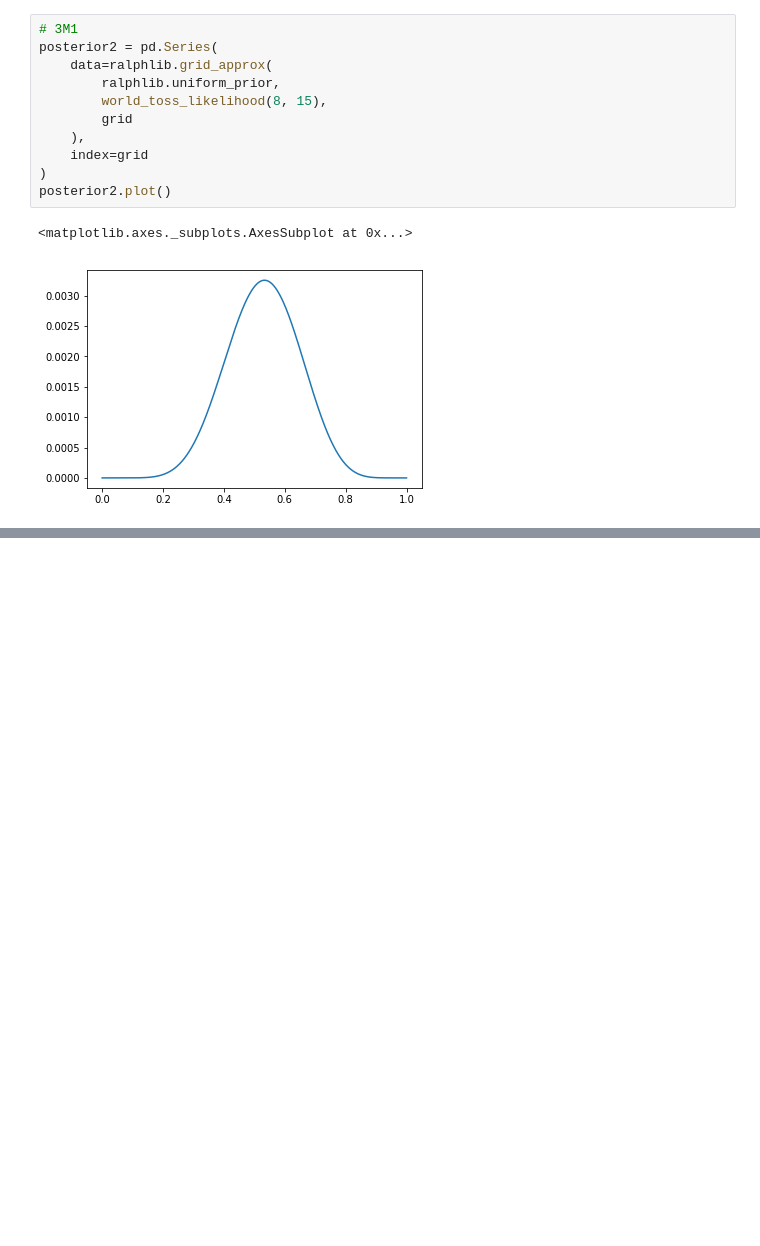
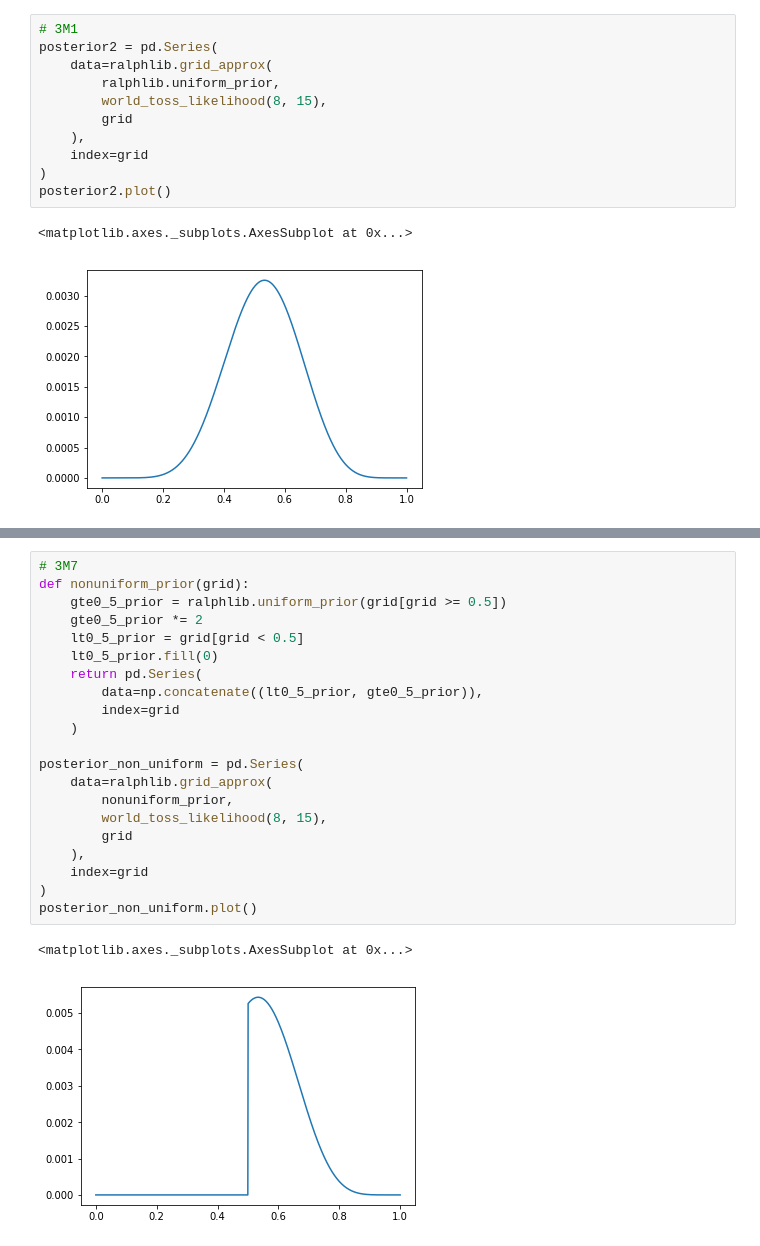
Before and after one commit to ralphrecto/rethinking, a Jupyter notebook: solutions/ch3.ipynb, the cells around one changed output, grey strips where cells are left out. Cells and saved outputs as stored; diff of their text form; blank space fills up the shorter version.

```diff
--- a/solutions/ch3.ipynb
+++ b/solutions/ch3.ipynb
@@ -190,0 +203,24 @@ pp_distr[8]
+# %%
+# 3M7
+def nonuniform_prior(grid):
+    gte0_5_prior = ralphlib.uniform_prior(grid[grid >= 0.5])
+    gte0_5_prior *= 2
+    lt0_5_prior = grid[grid < 0.5]
+    lt0_5_prior.fill(0)
+    return pd.Series(
+        data=np.concatenate((lt0_5_prior, gte0_5_prior)),
+        index=grid
+    )
+
+posterior_non_uniform = pd.Series(
+    data=ralphlib.grid_approx(
+        nonuniform_prior,
+        world_toss_likelihood(8, 15),
+        grid
+    ),
+    index=grid
+)
+posterior_non_uniform.plot()
+# %% [output]
+<matplotlib.axes._subplots.AxesSubplot at 0x...>
+[figure, added]
```
Also changed, not shown: parts of 22 cells of this notebook, 1 other file.
